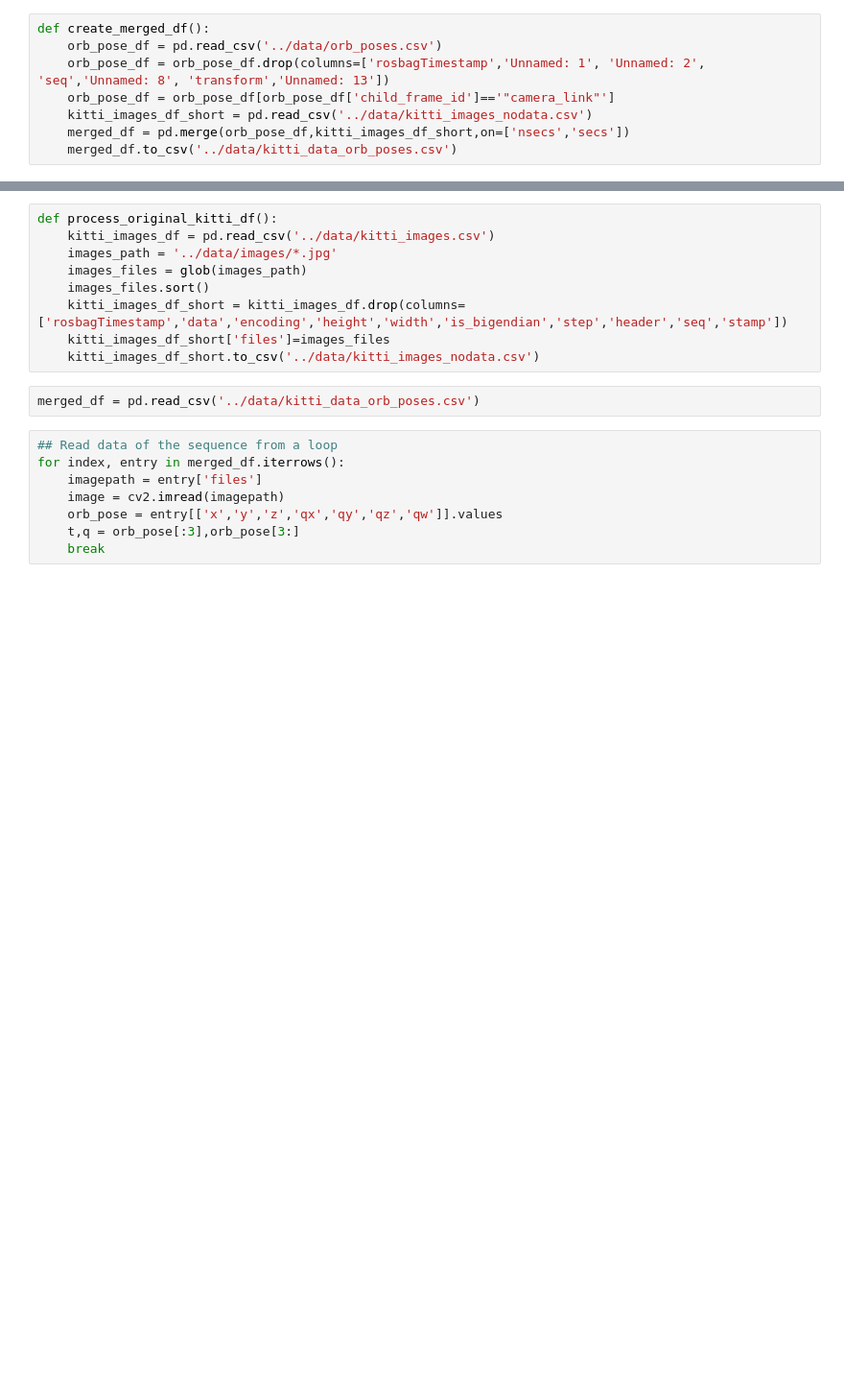
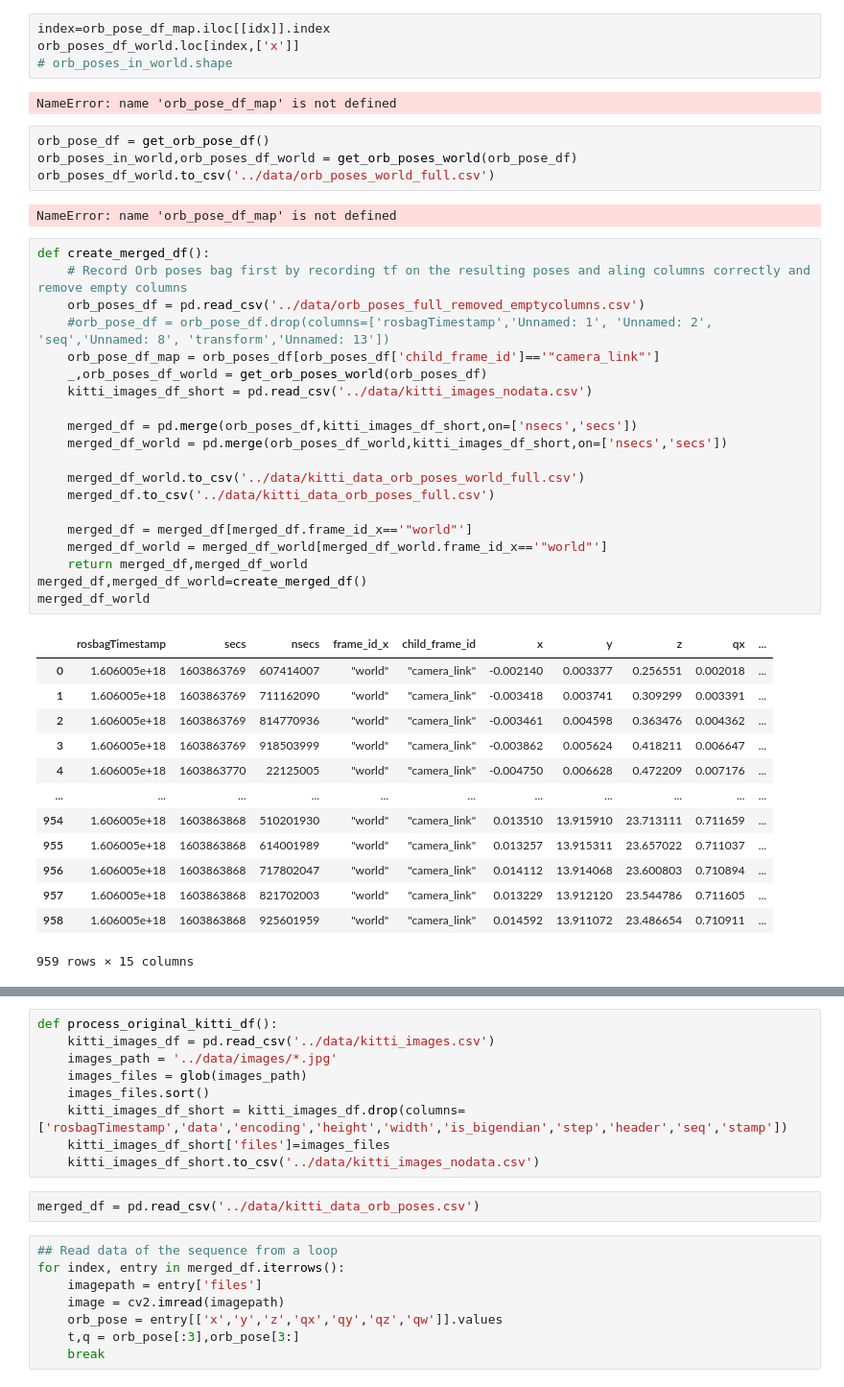
Before and after one commit to Harsharma2308/camTracking_GTSAM, a Jupyter notebook: cam_tracking/src/read_kitti_orb_poses.ipynb, the cells around one changed output, grey strips where cells are left out. Shown at 96% size. Cells and saved outputs as stored; diff of their text form; blank space fills up the shorter version.

```diff
--- a/cam_tracking/src/read_kitti_orb_poses.ipynb
+++ b/cam_tracking/src/read_kitti_orb_poses.ipynb
@@ -5,8 +59,46 @@ import cv2
+# %%
+index=orb_pose_df_map.iloc[[idx]].index
+orb_poses_df_world.loc[index,['x']]
+# orb_poses_in_world.shape
+# %% [output]
+NameError: name 'orb_pose_df_map' is not defined
+# %%
+orb_pose_df = get_orb_pose_df()
+orb_poses_in_world,orb_poses_df_world = get_orb_poses_world(orb_pose_df)
+orb_poses_df_world.to_csv('../data/orb_poses_world_full.csv')
+# %% [output]
+NameError: name 'orb_pose_df_map' is not defined
 # %%
 def create_merged_df():
-    orb_pose_df = pd.read_csv('../data/orb_poses.csv')
-    orb_pose_df = orb_pose_df.drop(columns=['rosbagTimestamp','Unnamed: 1', 'Unnamed: 2', 'seq','Unnamed: 8', 'transform','Unnamed: 13'])
-    orb_pose_df = orb_pose_df[orb_pose_df['child_frame_id']=='"camera_link"']
+    # Record Orb poses bag first by recording tf on the resulting poses and aling columns correctly and remove empty columns
+    orb_poses_df = pd.read_csv('../data/orb_poses_full_removed_emptycolumns.csv')
+    #orb_pose_df = orb_pose_df.drop(columns=['rosbagTimestamp','Unnamed: 1', 'Unnamed: 2', 'seq','Unnamed: 8', 'transform','Unnamed: 13'])
+    orb_pose_df_map = orb_poses_df[orb_poses_df['child_frame_id']=='"camera_link"']
+    _,orb_poses_df_world = get_orb_poses_world(orb_poses_df)
     kitti_images_df_short = pd.read_csv('../data/kitti_images_nodata.csv')
-    merged_df = pd.merge(orb_pose_df,kitti_images_df_short,on=['nsecs','secs'])
-    merged_df.to_csv('../data/kitti_data_orb_poses.csv')
+
+    merged_df = pd.merge(orb_poses_df,kitti_images_df_short,on=['nsecs','secs'])
+    merged_df_world = pd.merge(orb_poses_df_world,kitti_images_df_short,on=['nsecs','secs'])
+
+    merged_df_world.to_csv('../data/kitti_data_orb_poses_world_full.csv')
+    merged_df.to_csv('../data/kitti_data_orb_poses_full.csv')
+
+    merged_df = merged_df[merged_df.frame_id_x=='"world"']
+    merged_df_world = merged_df_world[merged_df_world.frame_id_x=='"world"']
+    return merged_df,merged_df_world
+merged_df,merged_df_world=create_merged_df()
+merged_df_world
+# %% [output]
+|  | rosbagTimestamp | secs | nsecs | frame_id_x | child_frame_id | x | y | z | qx | ... |
+| 0 | 1.606005e+18 | 1603863769 | 607414007 | "world" | "camera_link" | -0.002140 | 0.003377 | 0.256551 | 0.002018 | ... |
+| 1 | 1.606005e+18 | 1603863769 | 711162090 | "world" | "camera_link" | -0.003418 | 0.003741 | 0.309299 | 0.003391 | ... |
+| 2 | 1.606005e+18 | 1603863769 | 814770936 | "world" | "camera_link" | -0.003461 | 0.004598 | 0.363476 | 0.004362 | ... |
+| 3 | 1.606005e+18 | 1603863769 | 918503999 | "world" | "camera_link" | -0.003862 | 0.005624 | 0.418211 | 0.006647 | ... |
+| 4 | 1.606005e+18 | 1603863770 | 22125005 | "world" | "camera_link" | -0.004750 | 0.006628 | 0.472209 | 0.007176 | ... |
+| ... | ... | ... | ... | ... | ... | ... | ... | ... | ... | ... |
+| 954 | 1.606005e+18 | 1603863868 | 510201930 | "world" | "camera_link" | 0.013510 | 13.915910 | 23.713111 | 0.711659 | ... |
+| 955 | 1.606005e+18 | 1603863868 | 614001989 | "world" | "camera_link" | 0.013257 | 13.915311 | 23.657022 | 0.711037 | ... |
+| 956 | 1.606005e+18 | 1603863868 | 717802047 | "world" | "camera_link" | 0.014112 | 13.914068 | 23.600803 | 0.710894 | ... |
+| 957 | 1.606005e+18 | 1603863868 | 821702003 | "world" | "camera_link" | 0.013229 | 13.912120 | 23.544786 | 0.711605 | ... |
+| 958 | 1.606005e+18 | 1603863868 | 925601959 | "world" | "camera_link" | 0.014592 | 13.911072 | 23.486654 | 0.710911 | ... |
+959 rows × 15 columns
```
Also changed, not shown: parts of 9 cells of this notebook, 15 other files.
